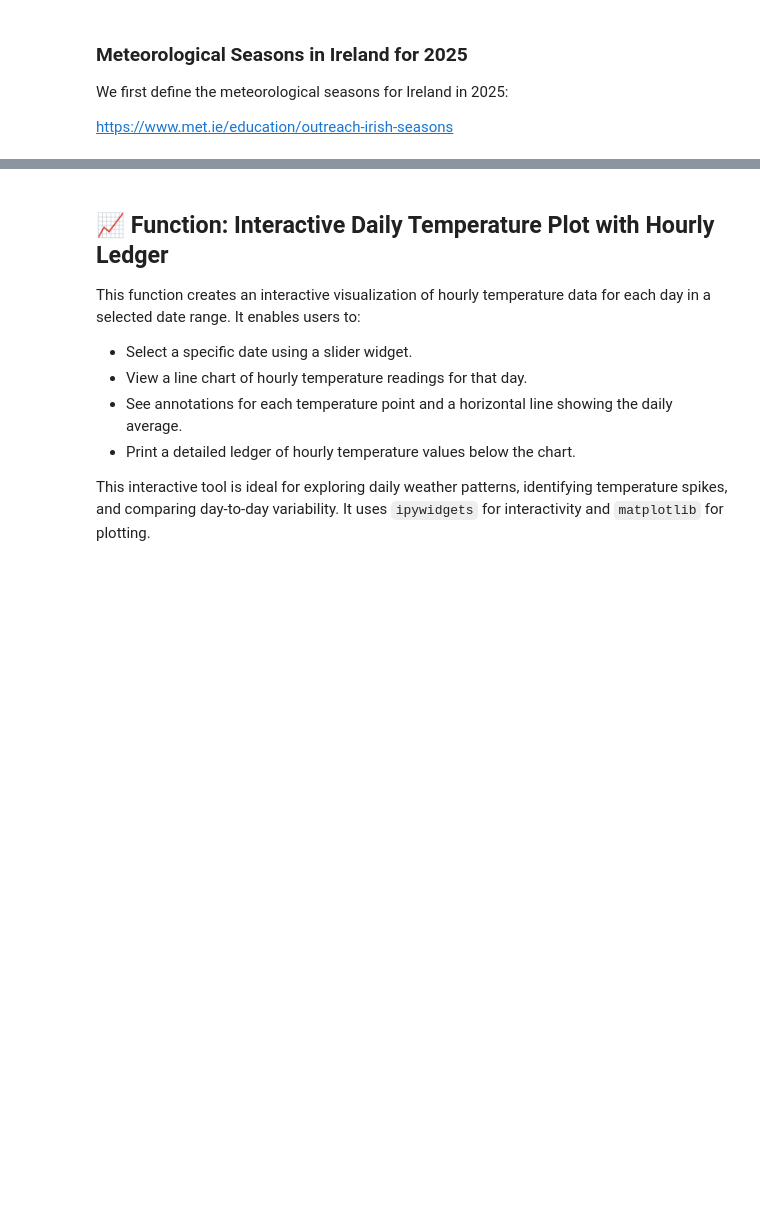
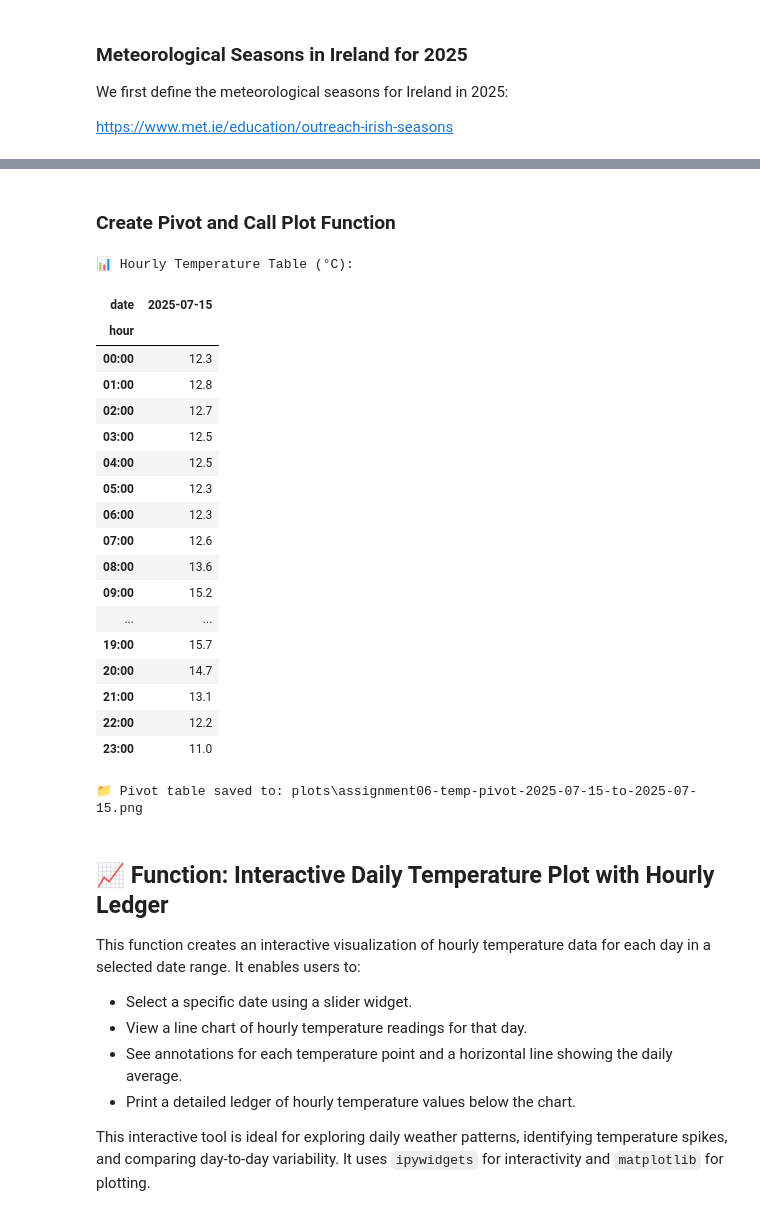
Before and after one commit to ECronin1973/programming-for-data-analytics, a Jupyter notebook: assignments/assignment06-weather.ipynb, the cells around one changed output, grey strips where cells are left out. Drawn from its saved outputs; the diff is of its cells as text; code cells hidden in the pictures; blank space fills up the shorter version.

Commit message:
Updated sections in Assignment 06 up to section which generates Hourly Temperature Pivot Table, helper files added, source file moved to root so links updated.

```diff
--- a/assignments/assignment06-weather.ipynb
+++ b/assignments/assignment06-weather.ipynb
@@ -362,3 +478,70 @@ def prepare_temperature_data(df, start_date, end_date, season_bounds=None):
+# %%
+def save_pivot_table_plot(pivot, start_date, end_date):
+    print("📊 Hourly Temperature Table (°C):")
+    display(pivot.style.format("{:.1f}").background_gradient(cmap='YlOrRd', axis=None))
+
+    col_labels = ['Hour'] + [
+        (c.date().isoformat() if hasattr(c, 'date') else str(c))
+        for c in pivot.columns
+    ]
+
+    cell_text = []
+    for idx in pivot.index:
+        row = [str(idx)]
+        for col in pivot.columns:
+            val = pivot.loc[idx, col]
+            row.append(f"{float(val):.1f}" if pd.notna(val) else "")
+        cell_text.append(row)
+
+    width = max(6, len(pivot.columns) * 0.7 + 2)
+    height = max(4, len(pivot.index) * 0.25 + 2)
+    fig, ax = plt.subplots(figsize=(width, height))
+    ax.axis('off')
+    table = ax.table(cellText=cell_text, colLabels=col_labels, cellLoc='center', loc='center')
+    table.auto_set_font_size(False)
+    table.set_fontsize(8)
+    table.scale(1, 1.2)
+
+    plot_dir = Path("plots")
+    plot_dir.mkdir(parents=True, exist_ok=True)
+
+    def _date_str(d):
+        try:
+            return d.date().isoformat()
+        except Exception:
+            return pd.to_datetime(d).date().isoformat()
+
+    filename = plot_dir / f"assignment06-temp-pivot-{_date_str(start_date)}-to-{_date_str(end_date)}.png"
+    fig.savefig(filename, dpi=300, bbox_inches='tight')
+    plt.close(fig)
+    print(f"📁 Pivot table saved to: {filename}")
+# %% [markdown]
+### Create Pivot and Call Plot Function
+# %%
+if range_df is not None and not range_df.empty:
+    pivot = range_df.pivot(index='hour', columns='date', values='temp')
+    save_pivot_table_plot(pivot, custom_start, custom_end)
+# %% [output]
+📊 Hourly Temperature Table (°C):
+| date | 2025-07-15 |
+| hour |  |
+| 00:00 | 12.3 |
+| 01:00 | 12.8 |
+| 02:00 | 12.7 |
+| 03:00 | 12.5 |
+| 04:00 | 12.5 |
+| 05:00 | 12.3 |
+| 06:00 | 12.3 |
+| 07:00 | 12.6 |
+| 08:00 | 13.6 |
+| 09:00 | 15.2 |
+| ... | ... |
+| 19:00 | 15.7 |
+| 20:00 | 14.7 |
+| 21:00 | 13.1 |
+| 22:00 | 12.2 |
+| 23:00 | 11.0 |
+📁 Pivot table saved to: plots\assignment06-temp-pivot-2025-07-15-to-2025-07-15.png
 # %% [markdown]
 ## 📈 Function: Interactive Daily Temperature Plot with Hourly Ledger
 
```
Also changed, not shown: parts of 22 cells of this notebook, 5 other files.
